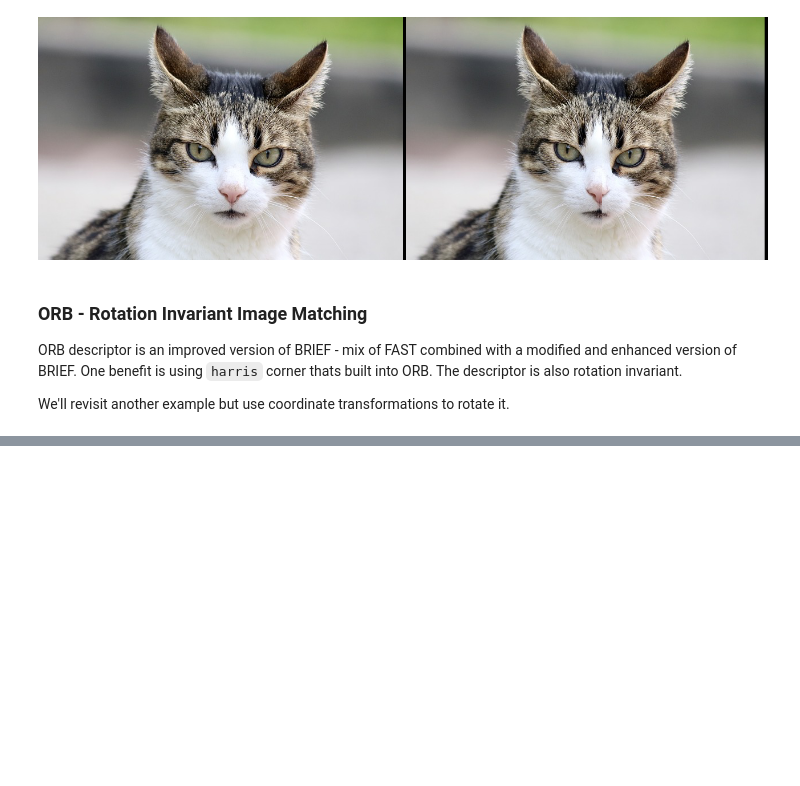
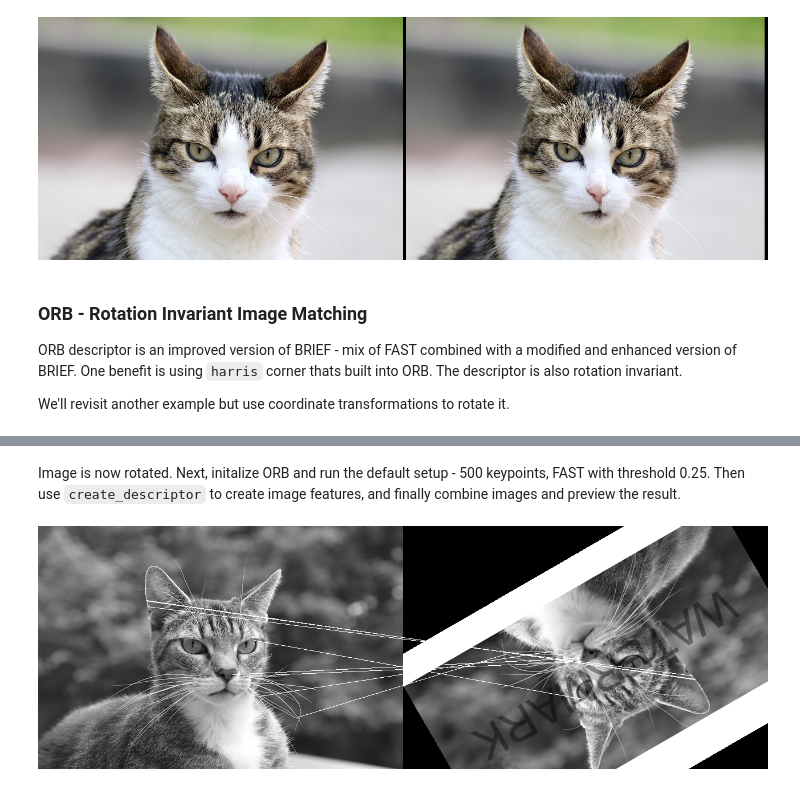
Before and after one commit to tjburch/hands-on-cv-julia, a Jupyter notebook: notes/ch05.ipynb, the cells around one changed output, grey strips where cells are left out. Drawn from its saved outputs; the diff is of its cells as text; code cells hidden in the pictures; blank space fills up the shorter version.

```diff
--- a/notes/ch05.ipynb
+++ b/notes/ch05.ipynb
@@ -274,0 +274,16 @@ Closest candidates are:
+# %% [markdown]
+Image is now rotated. Next, initalize ORB and run the default setup - 500 keypoints, FAST with threshold 0.25. Then use `create_descriptor` to create image features, and finally combine images and preview the result.
+# %%
+orb_params = ORB()
+
+desc_1, ret_keypoints_1 = create_descriptor(img1, orb_params)
+desc_2, ret_keypoints_2 = create_descriptor(img2, orb_params)
+
+matches = match_keypoints(ret_keypoints_1, ret_keypoints_2, desc_1, desc_2, 0.2)
+
+grid = Gray.(hcat(img1, img2))
+offset = CartesianIndex(0, size(img1, 2))
+map(m -> draw!(grid, LineSegment(m[1], m[2] + offset)), matches)
+grid
+# %% [output]
+[figure, added]
```
Also changed, not shown: parts of 8 cells of this notebook.
